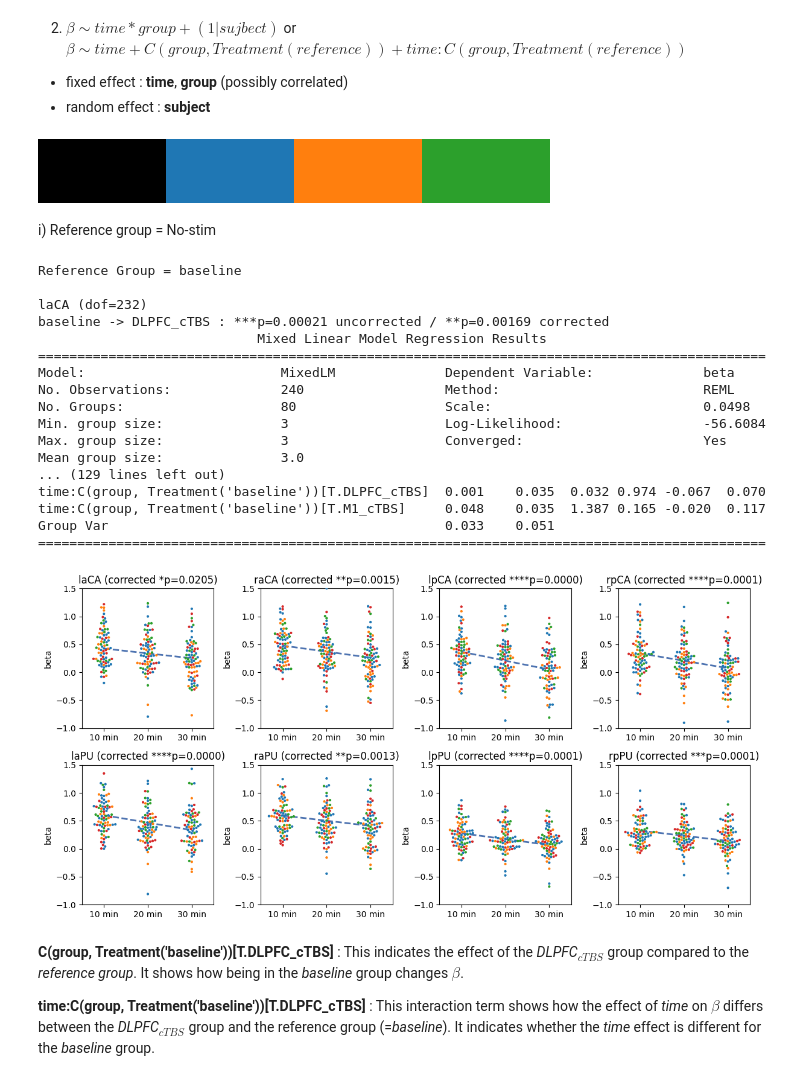
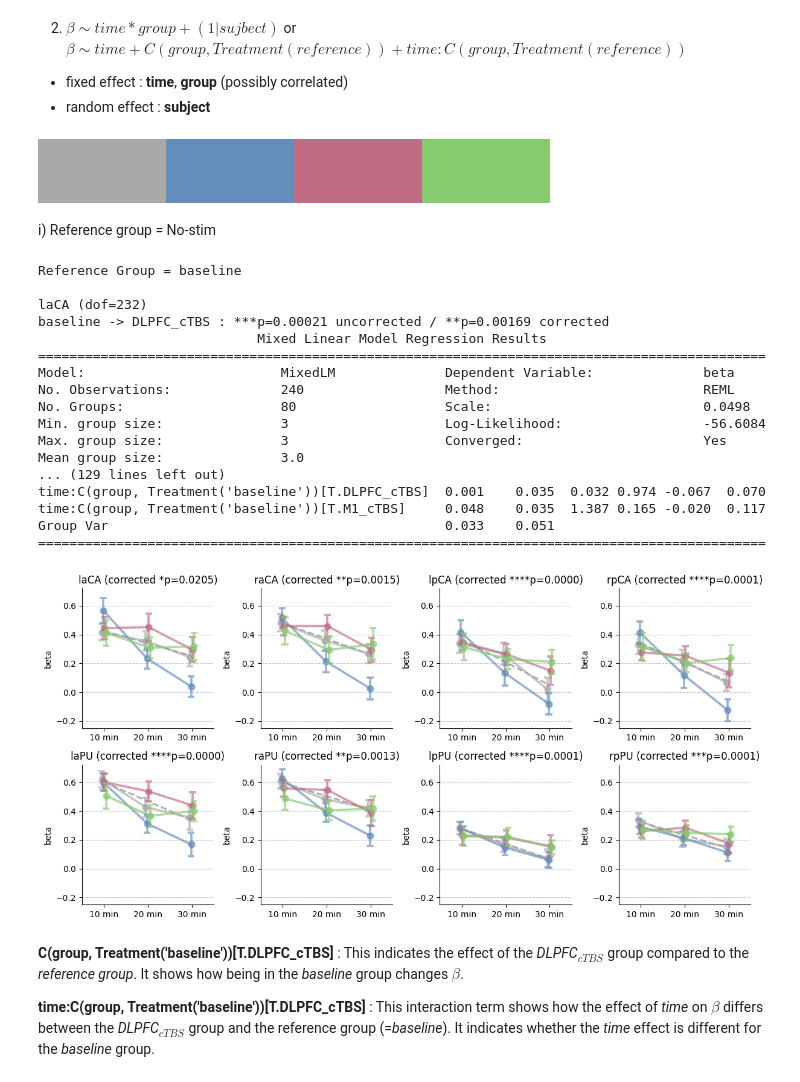
Before and after one commit to psb629/CommonLab, a Jupyter notebook: GP/scripts/LME.ipynb, the cells around one changed output. Cells and saved outputs as stored; diff of their text form; code cells hidden in the pictures.

```diff
--- a/GP/scripts/LME.ipynb
+++ b/GP/scripts/LME.ipynb
@@ -228,12 +237,14 @@ fig.savefig(
 # %%
 from matplotlib import cm, colors, patches, lines
 
 # palette = sns.color_palette("deep", len(df_tmp.group.unique()))
-palette = ["#000000", "#1f77b4", "#ff7f0e", "#2ca02c"]
+# palette = ["#000000", "#1f77b4", "#ff7f0e", "#2ca02c"]
+# palette = sns.color_palette("deep", len(list_roi))
+palette = ['#A9A9A9', '#628dbd', '#C06C84', '#85cc6f']
 cmap = colors.ListedColormap(palette)
 cmap
 # %% [output]
-[figure, old version]
+[figure, new version]
 # %% [markdown]
 i) Reference group = No-stim
 # %%
@@ -241,7 +252,6 @@ group_ref = 'baseline'
 # %%
 fig, axs = plt.subplots(ncols=4, nrows=2, figsize=(12,6))
 axs = np.reshape(axs, -1)
-palette = sns.color_palette("deep", len(list_roi))
 x = np.array([0,1,2])
 
 print('Reference Group = %s\n'%group_ref)
@@ -268,11 +278,16 @@ for ii, roi in enumerate(list_roi):
     pval = result.pvalues.time*8
     ax.set_title('%s (corrected %sp=%.4f)'%(roi, convert_pvalue_to_asterisks(pval), pval))
 
-    g = sns.swarmplot(
+    ax.spines['right'].set_visible(False)
+    ax.spines['top'].set_visible(False)
+    ax.grid(axis='y', linestyle='--', alpha=0.7)
+
+    g = sns.pointplot(
         data=df_tmp,
         x='time', y='beta', hue='group', hue_order=list_group,
-        size=3,
-        # color=palette[ii],
+        errorbar='se', capsize=0.1,
+        dodge=True,
+        palette=palette, alpha=0.65,
         ax=ax
     )
     g.legend().remove()
@@ -281,7 +296,7 @@ for ii, roi in enumerate(list_roi):
     g.set_xticklabels(['10 min', '20 min', '30 min'])
     g.set_xlabel('', fontsize=0)
 
-    g.set_ylim([-1,1.5])
+    g.set_ylim([-0.25,.72])
 
     cnt = 0
     for gg in list_group[list_group != group_ref]:
@@ -316,7 +331,7 @@ time:C(group, Treatment('baseline'))[T.DLPFC_cTBS]  0.001    0.035  0.032 0.974
 time:C(group, Treatment('baseline'))[T.M1_cTBS]     0.048    0.035  1.387 0.165 -0.020  0.117
 Group Var                                           0.033    0.051
 =============================================================================================
-[figure, old version]
+[figure, new version]
 # %% [markdown]
 **C(group, Treatment('baseline'))[T.DLPFC_cTBS]** : This indicates the effect of the *DLPFC$_{cTBS}$* group compared to the *reference group*. It shows how being in the *baseline* group changes $\beta$.
 
```
Also changed, not shown: parts of 2 cells of this notebook.
